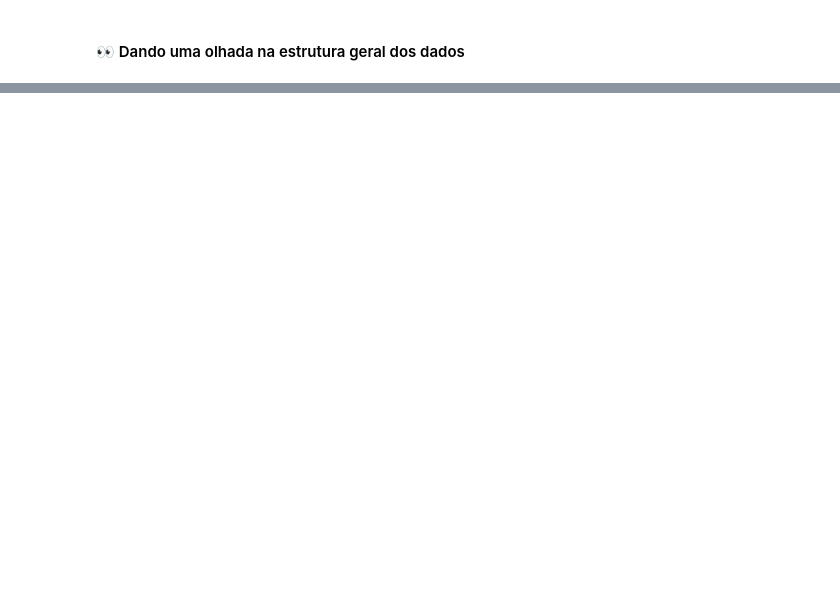
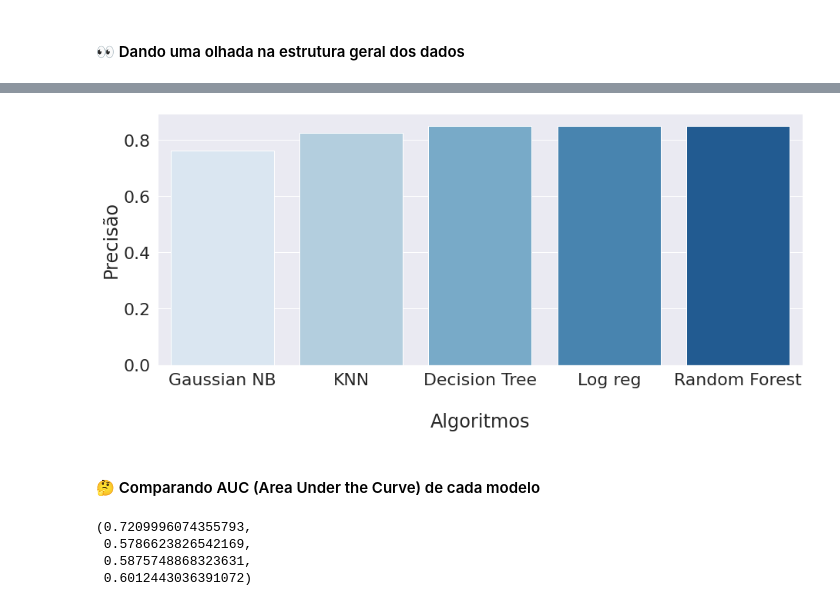
Before and after one commit to kailanefelix/classifier-models, a Jupyter notebook: modelagem.ipynb, the cells around one changed output, grey strips where cells are left out. Cells and saved outputs as stored; diff of their text form; code cells hidden in the pictures; blank space fills up the shorter version.

```diff
--- a/modelagem.ipynb
+++ b/modelagem.ipynb
@@ -443,0 +680,18 @@ plt.show()
+# %%
+pr_nb = precision_score(Y_test, Y_pred)
+pr_knn = precision_score(Y_test,Y_pred_knn)
+pr_dtree = precision_score(Y_test,Y_pred_dtree)
+pr_reg = precision_score(Y_test,Y_pred_reg)
+pr_rf = precision_score(Y_test,Y_pred_rf)
+# %%
+dic1 = {'Gaussian NB': pr_nb, 'KNN': pr_knn, 'Decision Tree': pr_dtree, 'Log reg': pr_reg, 'Random Forest': pr_rf}
+
+df_pr = pd.DataFrame(data = dic1, index=[0, 1, 2, 3])
+
+ax = sns.barplot(data = df_ac, palette = 'Blues')
+ax.set(xlabel='\nAlgoritmos', ylabel='Precisão')
+plt.show()
+# %% [output]
+[figure, added]
+# %% [markdown]
+#### 🤔 Comparando AUC (Area Under the Curve) de cada modelo
@@ -443,0 +700,13 @@ plt.show()
+# %%
+auc_nb = roc_auc_score(Y_test, Y_pred)
+auc_knn = roc_auc_score(Y_test,Y_pred_knn)
+auc_dtree = roc_auc_score(Y_test,Y_pred_dtree)
+auc_reg = roc_auc_score(Y_test,Y_pred_reg)
+auc_rf = roc_auc_score(Y_test,Y_pred_rf)
+
+auc_nb, auc_knn, auc_dtree, auc_reg
+# %% [output]
+(0.7209996074355793,
+ 0.5786623826542169,
+ 0.5875748868323631,
+ 0.6012443036391072)
```
Also changed, not shown: parts of 182 cells of this notebook.
